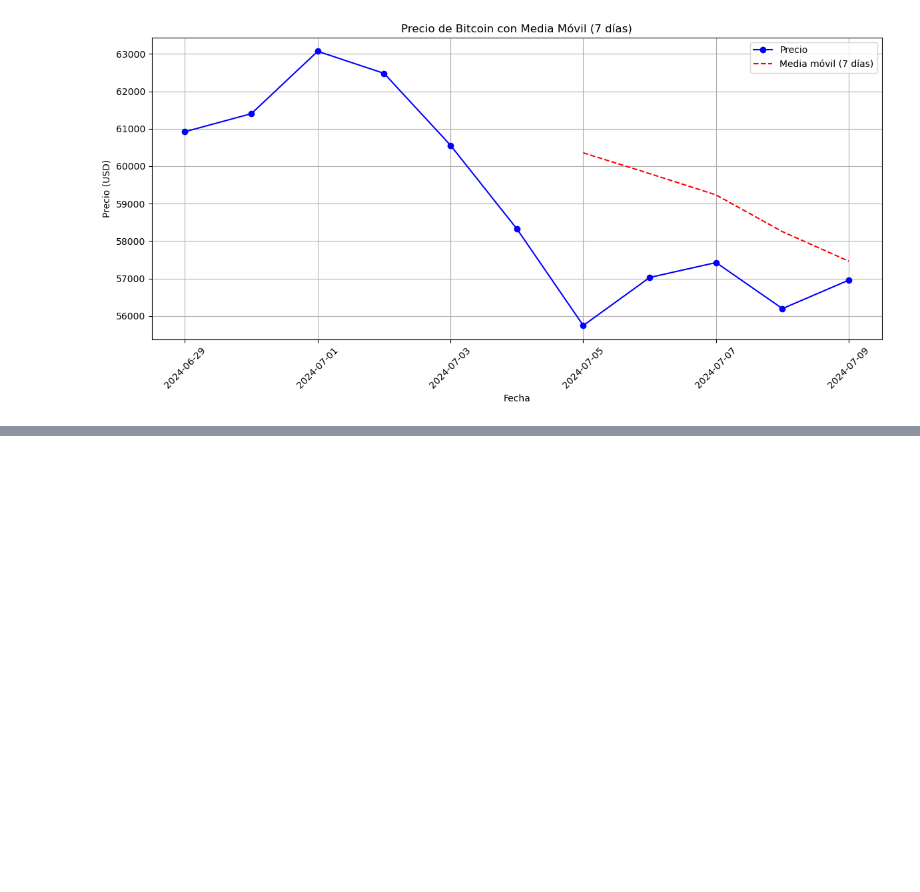
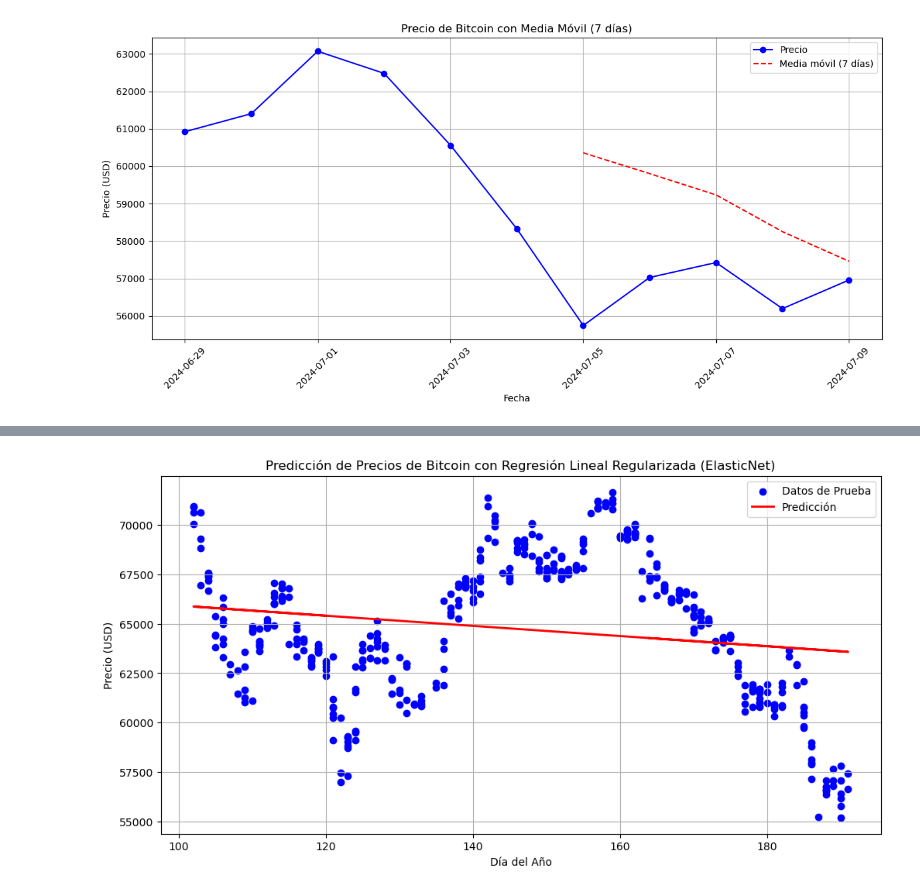
Before and after one commit to Fer-2/Criptomonedas_Fin, a Jupyter notebook: Notebook_final.ipynb, the cells around one changed output, grey strips where cells are left out. Cells and saved outputs as stored; diff of their text form; code cells hidden in the pictures; blank space fills up the shorter version.

```diff
--- a/Notebook_final.ipynb
+++ b/Notebook_final.ipynb
@@ -173,0 +178,88 @@ plt.show()
+# %%
+import pandas as pd
+import numpy as np
+import matplotlib.pyplot as plt
+from sklearn.linear_model import ElasticNet
+from sklearn.model_selection import train_test_split
+from sklearn.metrics import mean_squared_error, r2_score
+from datetime import datetime, timedelta
+import requests
+
+# Función para obtener datos históricos de Bitcoin
+def obtener_datos_historicos(symbol, days):
+    end_date = datetime.utcnow()
+    start_date = end_date - timedelta(days=days)
+
+    url = f'https://api.coingecko.com/api/v3/coins/{symbol}/market_chart/range'
+    params = {
+        'vs_currency': 'usd',
+        'from': int(start_date.timestamp()),
+        'to': int(end_date.timestamp())
+    }
+
+    try:
+        response = requests.get(url, params=params)
+        response.raise_for_status()
+        data = response.json()
+
+        # Procesar datos en un DataFrame de pandas
+        df = pd.DataFrame(data['prices'], columns=['timestamp', 'price'])
+        df['timestamp'] = pd.to_datetime(df['timestamp'], unit='ms')
+        df.set_index('timestamp', inplace=True)
+
+        return df
+
+    except requests.exceptions.RequestException as e:
+        print(f'Error al obtener datos: {e}')
+        return None
+    except ValueError as ve:
+        print(f'Error al procesar JSON: {ve}')
+        return None
+
+# Obtener datos históricos de Bitcoin para los últimos 90 días
+df_bitcoin = obtener_datos_historicos('bitcoin', 90)
+
+# Verificar y visualizar los datos obtenidos
+if df_bitcoin is not None:
+    print('Datos históricos de Bitcoin:')
+    print(df_bitcoin.head())
+
+    # Preparar datos para la regresión lineal
+    df_bitcoin['fecha'] = df_bitcoin.index.date  # Agregar columna de fecha
+    df_bitcoin['fecha'] = pd.to_datetime(df_bitcoin['fecha'])  # Convertir a tipo datetime
+    df_bitcoin['dia'] = df_bitcoin['fecha'].dt.dayofyear  # Obtener el día del año como característica
+    X = df_bitcoin[['dia']].values  # Característica: día del año
+    y = df_bitcoin['price'].values  # Variable objetivo: precio de Bitcoin
+
+    # Dividir datos en conjuntos de entrenamiento y prueba
+    X_train, X_test, y_train, y_test = train_test_split(X, y, test_size=0.2, random_state=42)
+
+    # Crear y entrenar el modelo de Regresión Lineal con ElasticNet
+    model = ElasticNet(alpha=0.1, l1_ratio=0.5, random_state=42)
+    model.fit(X_train, y_train)
+
+    # Predecir los precios de Bitcoin usando el conjunto de prueba
+    y_pred = model.predict(X_test)
+
+    # Calcular métricas de evaluación
+    mse = mean_squared_error(y_test, y_pred)
+    r2 = r2_score(y_test, y_pred)
+
+    # Visualizar resultados
+    plt.figure(figsize=(12, 6))
+    plt.scatter(X_test, y_test, color='blue', label='Datos de Prueba')
+    plt.plot(X_test, y_pred, color='red', linewidth=2, label='Predicción')
+    plt.title('Predicción de Precios de Bitcoin con Regresión Lineal Regularizada (ElasticNet)')
+    plt.xlabel('Día del Año')
+    plt.ylabel('Precio (USD)')
+    plt.legend()
+    plt.grid(True)
+    plt.show()
+
+    # Imprimir métricas de evaluación
+    print(f'Mean Squared Error (MSE): {mse}')
+    print(f'R^2 Score: {r2}')
+
+else:
+    print('No se pudieron obtener los datos históricos de Bitcoin.')
+# %% [output]
@@ -173,0 +274 @@ plt.show()
+[figure, added]
```
Also changed, not shown: parts of 3 cells of this notebook.
